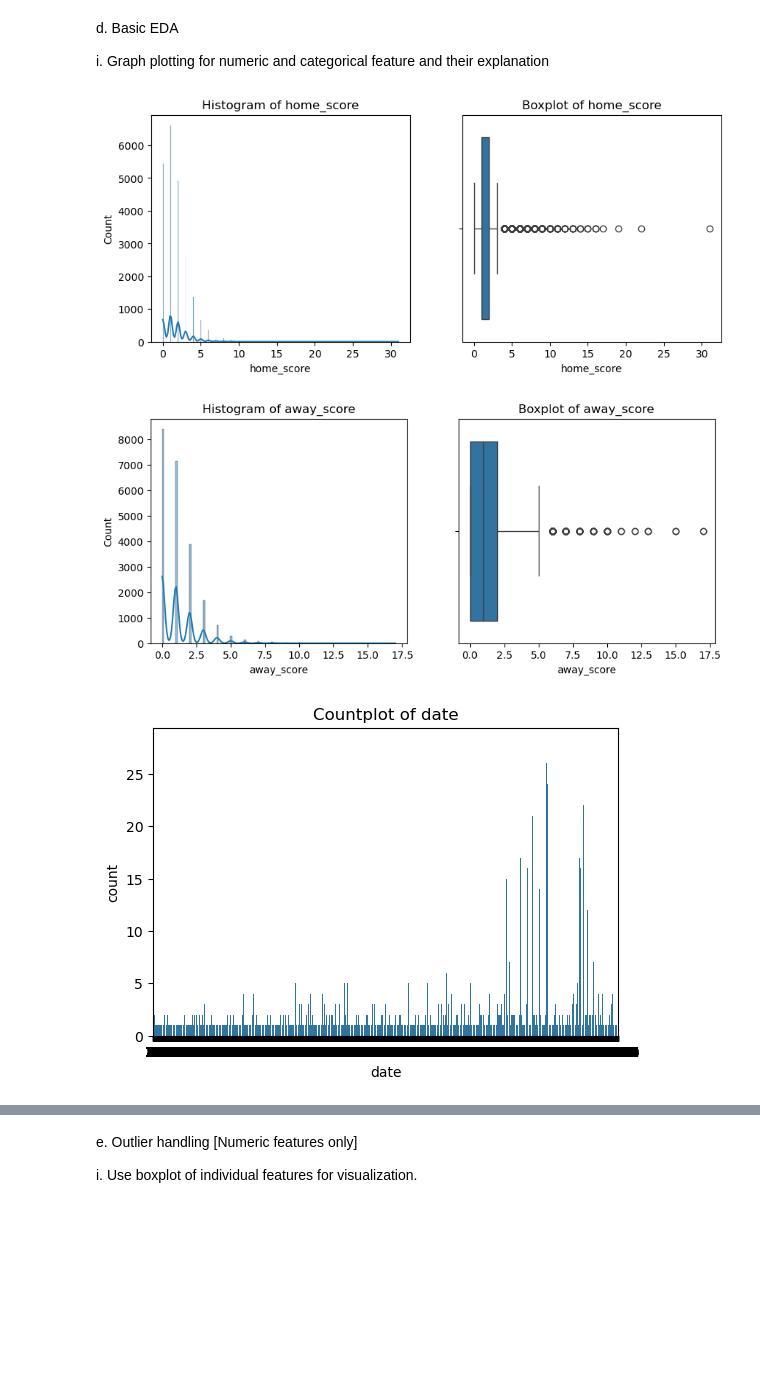
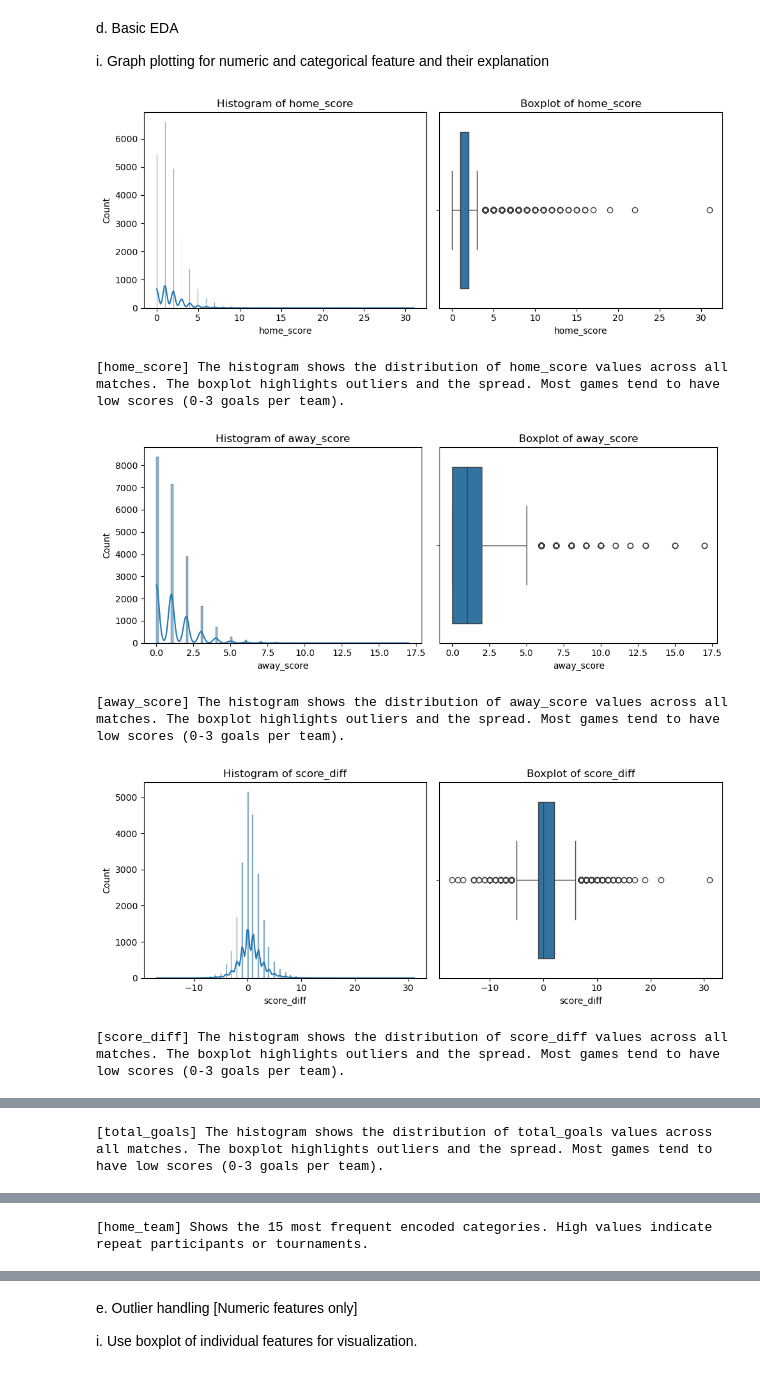
Before and after one commit to adityahora/Data-Science, a Jupyter notebook: model_training.ipynb, the cells around one changed output, grey strips where cells are left out. Saved outputs shown, nothing was run; the diff lists cells and outputs as text; code cells hidden in the pictures; blank space fills up the shorter version.

```diff
--- a/model_training.ipynb
+++ b/model_training.ipynb
@@ -102,0 +113,13 @@ Unique values in 'home_team': ['Scotland' 'England' 'Wales' 'Northern Ireland' '
+# %%
+# Feature engineering on raw (pre-encoding) data
+df['date'] = pd.to_datetime(df['date'])
+df['match_year'] = df['date'].dt.year
+df['match_month'] = df['date'].dt.month
+
+df['score_diff'] = df['home_score'] - df['away_score']
+df['total_goals'] = df['home_score'] + df['away_score']
+df['is_neutral_venue'] = df['neutral'].astype(int)
+
+print("New feature columns added:")
+print(df[['match_year', 'match_month', 'score_diff', 'total_goals', 'is_neutral_venue']].head())
+print(f"\nDataset shape after feature engineering: {df.shape}")
@@ -104,6 +137,9 @@ Unique values in 'home_team': ['Scotland' 'England' 'Wales' 'Northern Ireland' '
 c. Encoding approach [Categorical features only]
 # %%
 from sklearn.preprocessing import LabelEncoder
+
+# Drop the original date column (already extracted year/month) and boolean neutral
+df = df.drop(columns=['date', 'neutral'])
 
 cat_cols = df.select_dtypes(include='object').columns
 
@@ -114,5 +150,6 @@ for col in cat_cols:
     label_encoders[col] = le
 
 print("\nCategorical features encoded.")
+print(df.dtypes)
 # %% [output]
 Categorical features encoded.
@@ -123,25 +173,42 @@ i. Graph plotting for numeric and categorical feature and their explanation
 # %%
 import matplotlib.pyplot as plt
 import seaborn as sns
 
-num_cols = df.select_dtypes(include=['int64', 'float64']).columns
-for col in num_cols:
+num_cols_all = df.select_dtypes(include=['int64', 'float64']).columns
+
+# Focus on key target and score columns for EDA
+score_cols = ['home_score', 'away_score', 'score_diff', 'total_goals']
+
+for col in score_cols:
     plt.figure(figsize=(10,4))
     plt.subplot(1,2,1)
     sns.histplot(df[col], kde=True)
     plt.title(f"Histogram of {col}")
 
     plt.subplot(1,2,2)
     sns.boxplot(x=df[col])
     plt.title(f"Boxplot of {col}")
+    plt.tight_layout()
     plt.show()
 
-for col in cat_cols:
-    plt.figure(figsize=(6,4))
-    sns.countplot(x=df[col])
-    plt.title(f"Countplot of {col}")
+    print(f"\n[{col}] The histogram shows the distribution of {col} values across all matches."
+          f" The boxplot highlights outliers and the spread. Most games tend to have low scores (0-3 goals per team).")
+
+# Categorical plots -- use encoded integer columns, top categories by count
+for col in ['home_team', 'tournament']:
+    top_vals = df[col].value_counts().nlargest(15)
+    plt.figure(figsize=(10, 4))
+    sns.barplot(x=top_vals.index, y=top_vals.values)
+    plt.title(f"Top 15 values in '{col}' (encoded)")
+    plt.xlabel(col)
+    plt.ylabel('Count')
+    plt.tight_layout()
     plt.show()
+    print(f"\n[{col}] Shows the 15 most frequent encoded categories. High values indicate repeat participants or tournaments.")
 # %% [output]
-[figure, old version]
+[figure, new version]
+[home_score] The histogram shows the distribution of home_score values across all matches. The boxplot highlights outliers and the spread. Most games tend to have low scores (0-3 goals per team).
-[figure, old version]
+[figure, new version]
+[away_score] The histogram shows the distribution of away_score values across all matches. The boxplot highlights outliers and the spread. Most games tend to have low scores (0-3 goals per team).
-[figure, old version]
+[figure, new version]
+[score_diff] The histogram shows the distribution of score_diff values across all matches. The boxplot highlights outliers and the spread. Most games tend to have low scores (0-3 goals per team).
@@ -148,0 +216 @@ for col in cat_cols:
+[total_goals] The histogram shows the distribution of total_goals values across all matches. The boxplot highlights outliers and the spread. Most games tend to have low scores (0-3 goals per team).
@@ -149,0 +218 @@ for col in cat_cols:
+[home_team] Shows the 15 most frequent encoded categories. High values indicate repeat participants or tournaments.
```
Also changed, not shown: parts of 40 cells of this notebook, 4 other files.
